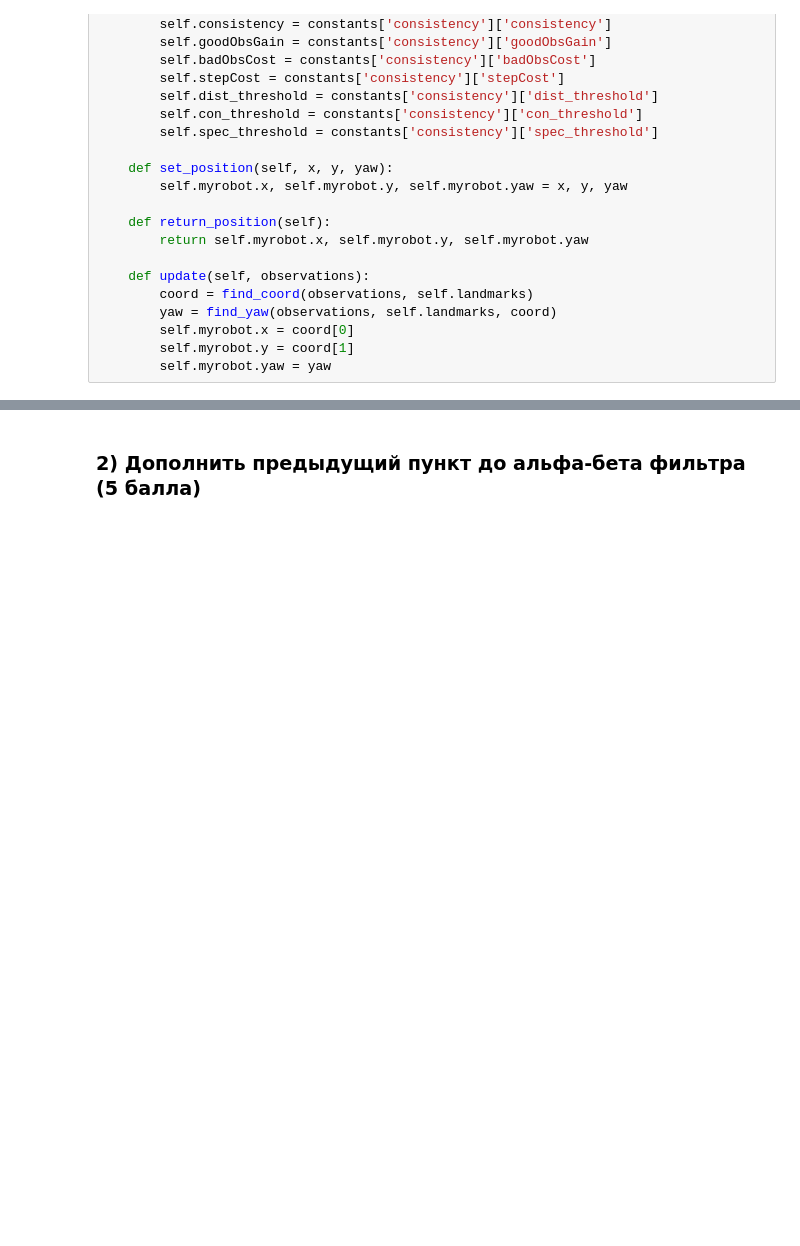
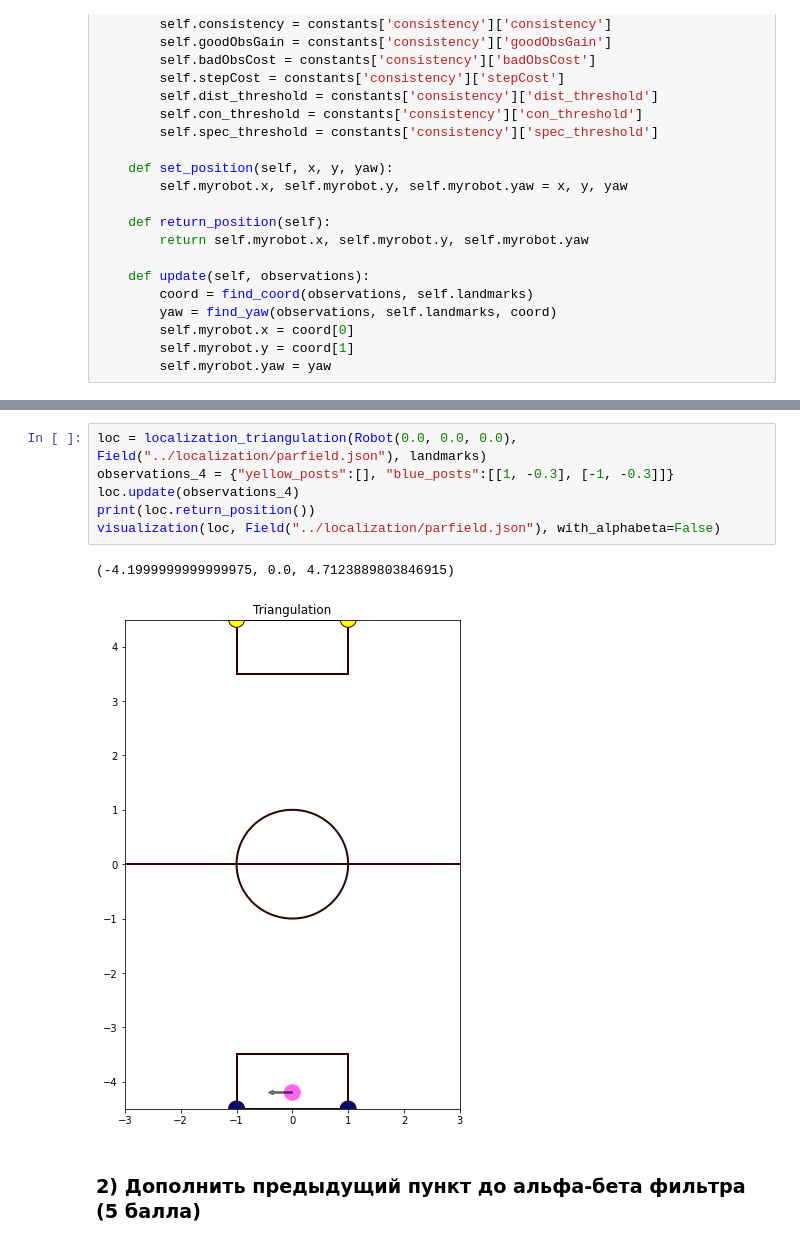
Before and after one commit to ivan-shargin/cvr_course, a Jupyter notebook: notebooks/localization_hw8.ipynb, the cells around one changed output, grey strips where cells are left out. Saved outputs shown, nothing was run; the diff lists cells and outputs as text; blank space fills up the shorter version.

```diff
--- a/notebooks/localization_hw8.ipynb
+++ b/notebooks/localization_hw8.ipynb
@@ -130,3 +146,12 @@ print(loc.return_position())
+# %%
+loc = localization_triangulation(Robot(0.0, 0.0, 0.0), Field("../localization/parfield.json"), landmarks)
+observations_4 = {"yellow_posts":[], "blue_posts":[[1, -0.3], [-1, -0.3]]}
+loc.update(observations_4)
+print(loc.return_position())
+visualization(loc, Field("../localization/parfield.json"), with_alphabeta=False)
+# %% [output]
+(-4.1999999999999975, 0.0, 4.7123889803846915)
+[figure, added]
 # %% [markdown]
 ### 2) Дополнить предыдущий пункт до альфа-бета фильтра (5 балла)
 # %%
```
Also changed, not shown: parts of 6 cells of this notebook.
